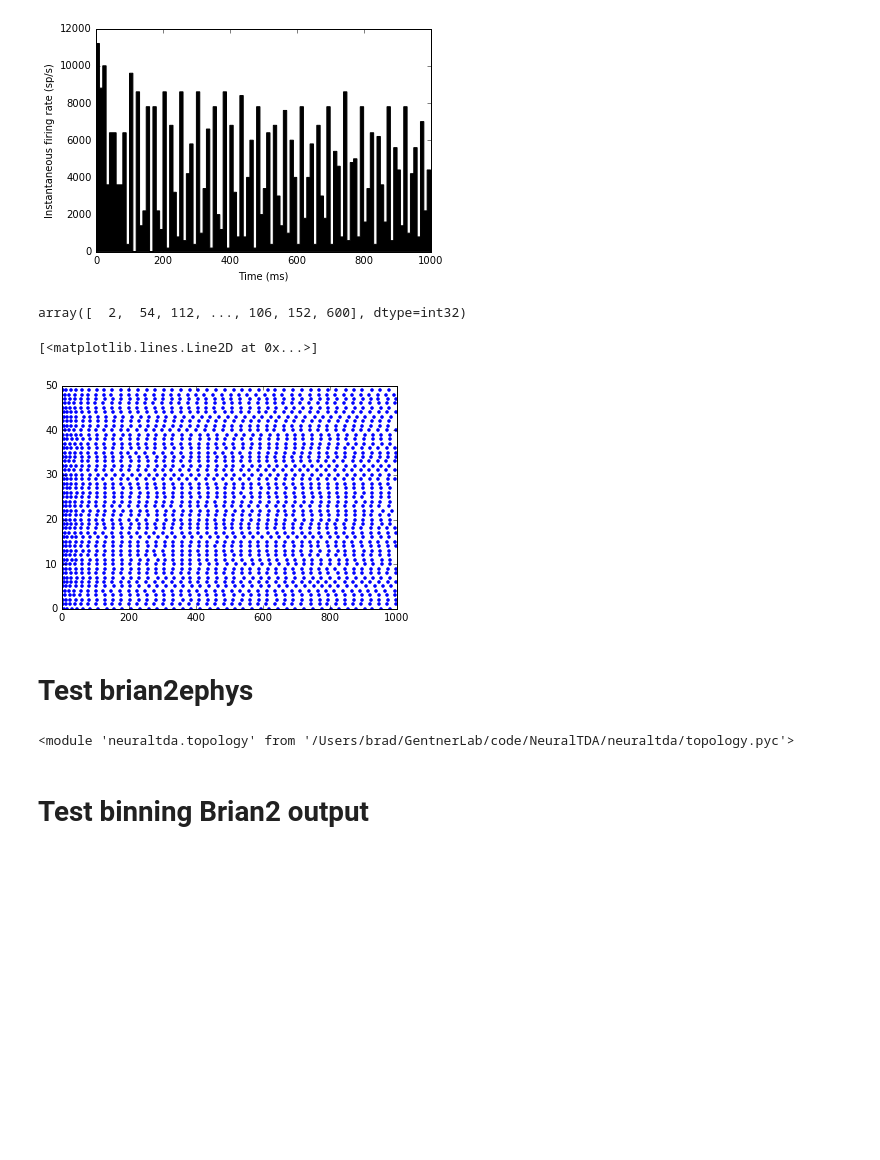
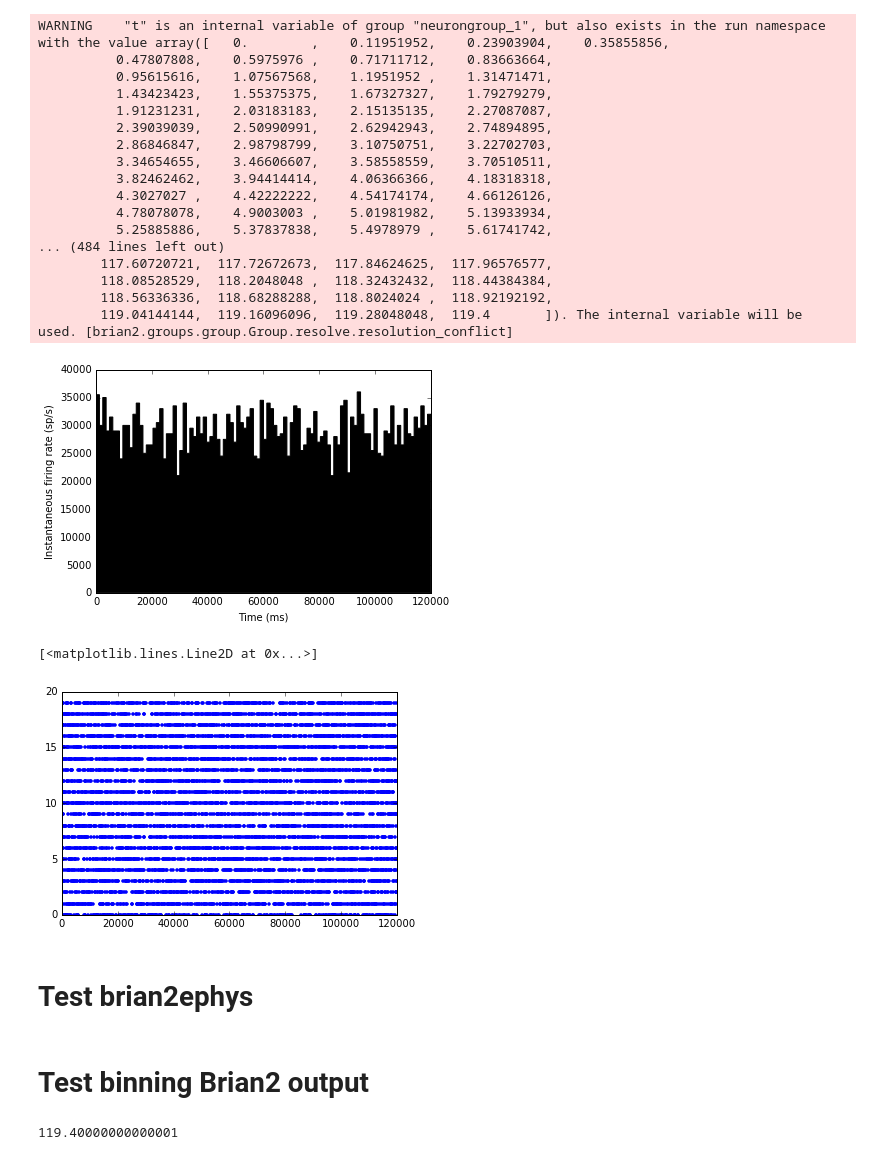
Before and after one commit to theilmbh/Resonnant, a Jupyter notebook: notebooks/testResonnant.ipynb, the cells around one changed output. Saved outputs shown, nothing was run; the diff lists cells and outputs as text; code cells hidden in the pictures; blank space fills up the shorter version.

```diff
--- a/notebooks/testResonnant.ipynb
+++ b/notebooks/testResonnant.ipynb
@@ -4,40 +16,63 @@ from brian2 import *
 # %%
 start_scope()
 
-N = 50
+N = 20
 tau = 10*ms
 vr = -70*mV
 vt0 = -50*mV
 delta_vt0 = 5*mV
 tau_t = 100*ms
-sigma = 0.05*(vt0-vr)
-v_drive = 2*(vt0-vr)
-duration = 1000*ms
+sigma = 0.55*(vt0-vr)
+v_drive = 0*(vt0-vr)
+duration = 120000*ms
+f = 2*Hz
+a = 0*mV
 
 eqs = '''
-dv/dt = (v_drive+vr-v)/tau + sigma*xi*tau**-0.5 : volt
+dv/dt = (v_drive+vr-v)/tau + sigma*xi*tau**-0.5 + (a/tau)*sin(2*3.1416*f*t): volt
 dvt/dt = (vt0-vt)/tau_t : volt
 '''
 
 reset = '''
 v = vr
 vt += delta_vt0
 '''
 
 G = NeuronGroup(N, eqs, threshold='v>vt', reset=reset, refractory=5*ms, method='euler')
+
+# Synapses
+psyn = 1
+S = Synapses(G, G, model='w : volt', on_pre='v += w')
+S.connect(condition='i != j', p=psyn)
+S.w[:, :] = '2*rand()*mV'
+S.delay[:, :] = '5*rand()*ms'
+
 spikemon = SpikeMonitor(G)
 
 G.v = 'rand()*(vt0-vr)+vr'
 G.vt = vt0
 
 run(duration)
 
 _ = hist(spikemon.t/ms, 100, histtype='stepfilled', facecolor='k', weights=ones(len(spikemon))/(N*defaultclock.dt))
 xlabel('Time (ms)')
 ylabel('Instantaneous firing rate (sp/s)');
 # %% [output]
+WARNING    "t" is an internal variable of group "neurongroup_1", but also exists in the run namespace with the value array([   0.        ,    0.11951952,    0.23903904,    0.35855856,
+          0.47807808,    0.5975976 ,    0.71711712,    0.83663664,
+          0.95615616,    1.07567568,    1.1951952 ,    1.31471471,
+          1.43423423,    1.55375375,    1.67327327,    1.79279279,
+          1.91231231,    2.03183183,    2.15135135,    2.27087087,
+          2.39039039,    2.50990991,    2.62942943,    2.74894895,
+          2.86846847,    2.98798799,    3.10750751,    3.22702703,
+          3.34654655,    3.46606607,    3.58558559,    3.70510511,
+          3.82462462,    3.94414414,    4.06366366,    4.18318318,
+          4.3027027 ,    4.42222222,    4.54174174,    4.66126126,
+          4.78078078,    4.9003003 ,    5.01981982,    5.13933934,
+          5.25885886,    5.37837838,    5.4978979 ,    5.61741742,
+... (484 lines left out)
+        117.60720721,  117.72672673,  117.84624625,  117.96576577,
+        118.08528529,  118.2048048 ,  118.32432432,  118.44384384,
+        118.56336336,  118.68288288,  118.8024024 ,  118.92192192,
+        119.04144144,  119.16096096,  119.28048048,  119.4       ]). The internal variable will be used. [brian2.groups.group.Group.resolve.resolution_conflict]
-[figure, old version]
+[figure, new version]
-# %%
-np.array(spikemon.i)
-# %% [output]
-array([  2,  54, 112, ..., 106, 152, 600], dtype=int32)
@@ -48,5 +79,6 @@ spikes = pd.DataFrame({'Cluster': np.array(spikemon.i), 'time_samples': np.array
 # %%
+
 plot(spikemon.t/ms, spikemon.i, '.')
 # %% [output]
 [<matplotlib.lines.Line2D at 0x...>]
-[figure, old version]
+[figure, new version]
@@ -69,8 +95,3 @@ clusters = pd.DataFrame({'cluster': range(50), 'quality': 50*['Good']})
-# %%
-import neuraltda.topology as tp
-reload(tp)
-# %% [output]
-<module 'neuraltda.topology' from '/Users/brad/GentnerLab/code/NeuralTDA/neuraltda/topology.pyc'>
 # %% [markdown]
 # Test binning Brian2 output
 # %%
@@ -82,0 +163,4 @@ tp.dag_topology('../',4.0, bfdict)
+# %%
+maxT
+# %% [output]
+119.40000000000001
```
Also changed, not shown: parts of 11 cells of this notebook, 1 other file.
